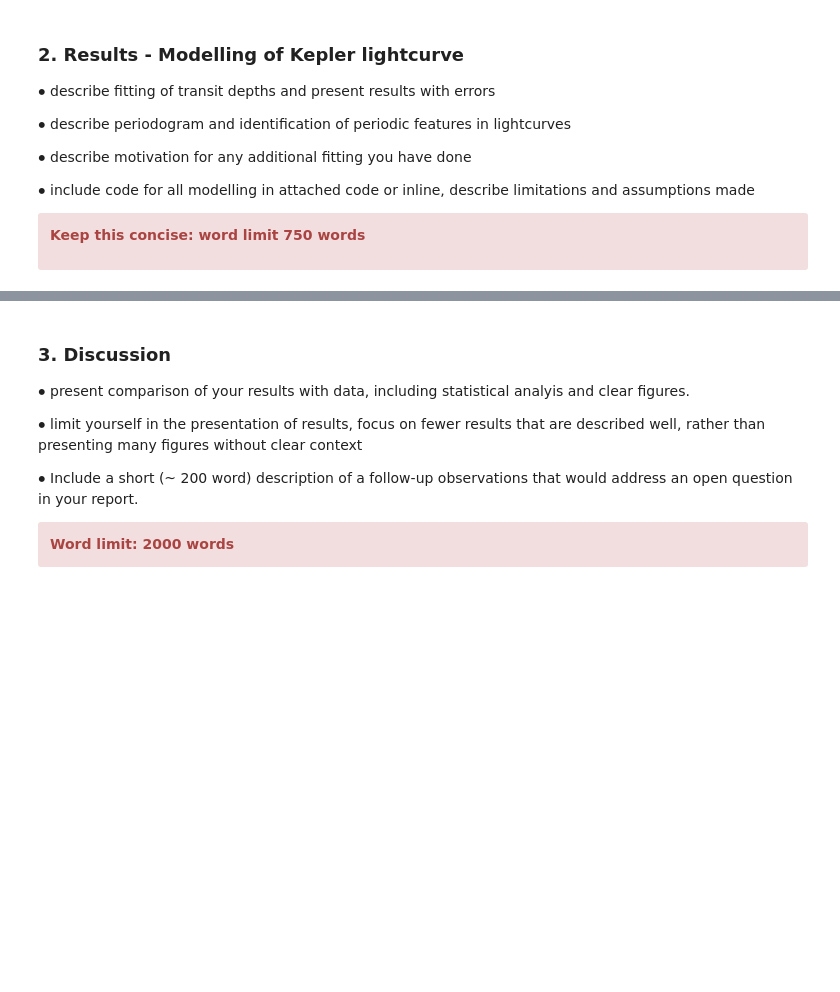
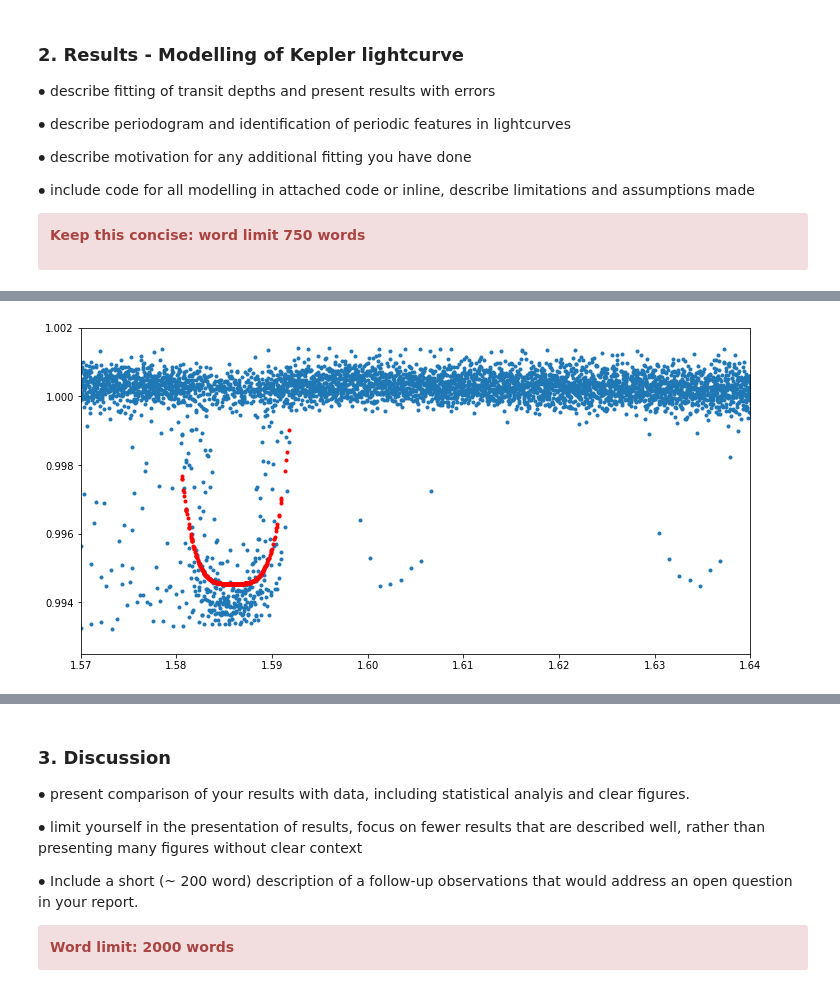
Before and after one commit to cm2435/university_computing_y3, a Jupyter notebook: ph30016_b/Coursework_B_Template.ipynb, the cells around one changed output, grey strips where cells are left out. Cells and saved outputs as stored; diff of their text form; code cells hidden in the pictures; blank space fills up the shorter version.

```diff
--- a/ph30016_b/Coursework_B_Template.ipynb
+++ b/ph30016_b/Coursework_B_Template.ipynb
@@ -55,0 +199,25 @@ $\bullet$ include code for all modelling in attached code or inline, describe li
+# %%
+#Fold the lightcurve to get the transit using the period of the main found planet
+time_final, p_final, pflux_final, pflux_error_final = fold_lightcurve(
+                                            time.tolist(),
+                                            flux.tolist(),
+                                            flux_err.tolist(),
+                                            period_guess
+    )
+#Define masks to fit the transit curve to, and a second for nice visualisation
+area_mask = (p_final > 1.5805) & (p_final < 1.593) & (pflux_final < 0.9995)
+plot_mask = (p_final < 1.7) & (p_final > 1.5)
+
+#Fit the curve
+popt, cov = curve_fit(model_curve, p_final[area_mask], pflux_final[area_mask], p0 = [0.994, 1.58, 1.593])
+
+#Draw the figure
+plt.figure(figsize = (12, 6))
+plt.plot(p_final[plot_mask], pflux_final[plot_mask], ls="None", marker="o", ms=3)#ls = 'none')
+plt.plot(p_final[area_mask], model_curve(p_final[area_mask], *popt), 'r',ls="None", marker="o", ms=3)
+
+plt.xlim(1.57, 1.64)
+plt.ylim(0.9925, 1.002)
+plt.show()
+# %% [output]
+[figure, added]
```
Also changed, not shown: parts of 21 cells of this notebook, 1 other file.
